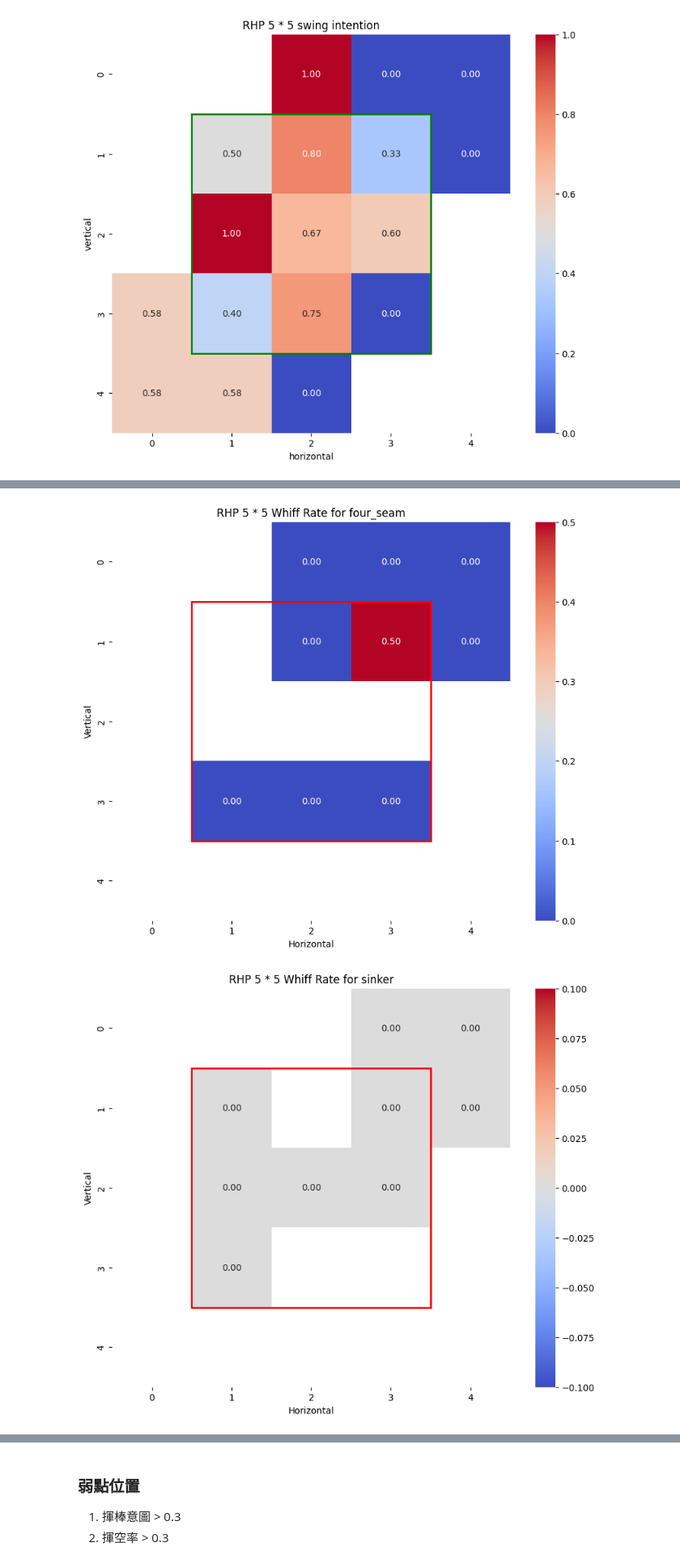
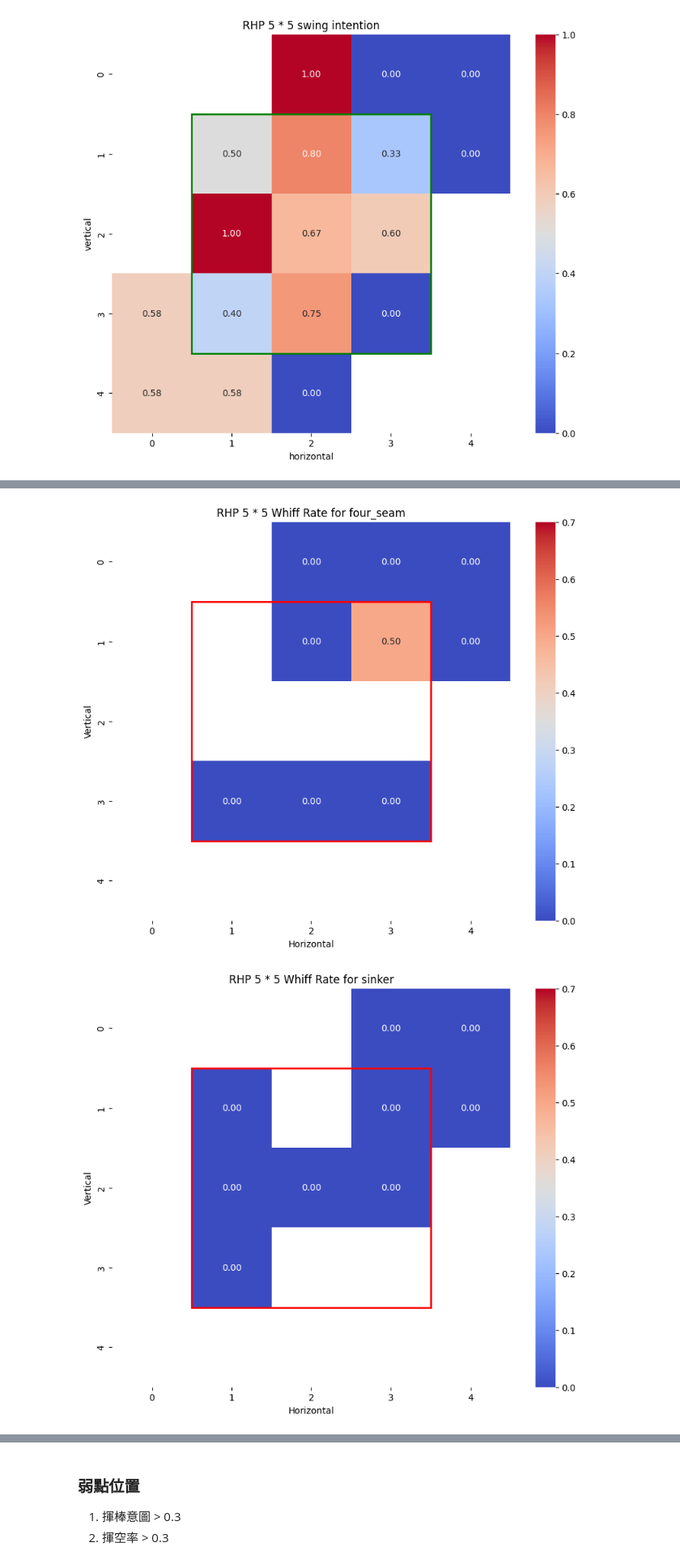
Before and after one commit to Shiou-Ju/jose-ramos-panama-batting, a Jupyter notebook: analysis/plate_preference.ipynb, the cells around one changed output, grey strips where cells are left out. Shown at 81% size. Drawn from its saved outputs; the diff is of its cells as text; code cells hidden in the pictures.

Commit message:
feat: Analysis on weekness for RHP/LHP by pitch type & location
Also adjusted heatmap `vmax` for some sections for a better effect.

```diff
--- a/analysis/plate_preference.ipynb
+++ b/analysis/plate_preference.ipynb
@@ -685,7 +685,7 @@ for letter, positions in grid_map.items():
         lhp_whiff_heatmap[x, y] = rate
 
 plt.figure(figsize=(10, 8))
-ax = sns.heatmap(lhp_whiff_heatmap, annot=True, fmt=".2f", cmap="coolwarm", square=True)
+ax = sns.heatmap(lhp_whiff_heatmap, annot=True, fmt=".2f", cmap="coolwarm", vmin=0, vmax=0.7, square=True)
 ax.add_patch(plt.Rectangle((1, 1), 3, 3, fill=False, edgecolor='red', linewidth=2))
 plt.title("LHP 5 * 5 whiff rate")
 plt.xlabel("horizontal")
@@ -713,7 +713,7 @@ for pitch_type in unique_pitch_types:
             whiff_heatmap[x, y] = rate
 
     plt.figure(figsize=(10, 8))
-    ax = sns.heatmap(whiff_heatmap, annot=True, fmt=".2f", cmap="coolwarm", square=True)
+    ax = sns.heatmap(whiff_heatmap, annot=True, fmt=".2f", cmap="coolwarm", vmin=0, vmax=0.7,square=True)
     ax.add_patch(plt.Rectangle((1, 1), 3, 3, fill=False, edgecolor='red', linewidth=2))
     plt.title(f"LHP 5 * 5 Whiff Rate for {pitch_type}")
     plt.xlabel("Horizontal")
@@ -729,10 +729,10 @@ for pitch_type in unique_pitch_types:
 # 右投手各球種各位置揮空率
 
 # 每個球種
-unique_pitch_types = pitches_rhp['pitch_type'].unique()
+rhp_unique_pitch_types = pitches_rhp['pitch_type'].unique()
 
 # 每個球種各位置揮空率
-for pitch_type in unique_pitch_types:
+for pitch_type in rhp_unique_pitch_types:
     filtered_pitches = pitches_rhp[pitches_rhp['pitch_type'] == pitch_type]
 
     whiff_rate = filtered_pitches.groupby('25_grid')['is_whiff'].mean()
@@ -745,8 +745,10 @@ for pitch_type in unique_pitch_types:
             whiff_heatmap[x, y] = rate
 
     plt.figure(figsize=(10, 8))
-    ax = sns.heatmap(whiff_heatmap, annot=True, fmt=".2f", cmap="coolwarm", square=True)
-    ax.add_patch(plt.Rectangle((1, 1), 3, 3, fill=False, edgecolor='red', linewidth=2))
+    ax = sns.heatmap(whiff_heatmap, annot=True, fmt=".2f",
+                     cmap="coolwarm", vmin=0, vmax=0.7, square=True)
+    ax.add_patch(plt.Rectangle((1, 1), 3, 3, fill=False,
+                 edgecolor='red', linewidth=2))
     plt.title(f"RHP 5 * 5 Whiff Rate for {pitch_type}")
     plt.xlabel("Horizontal")
     plt.ylabel("Vertical")
@@ -756,2 +758,2 @@ for pitch_type in unique_pitch_types:
-[figure, old version]
+[figure, new version]
-[figure, old version]
+[figure, new version]
```
Also changed, not shown: parts of 8 cells of this notebook.
